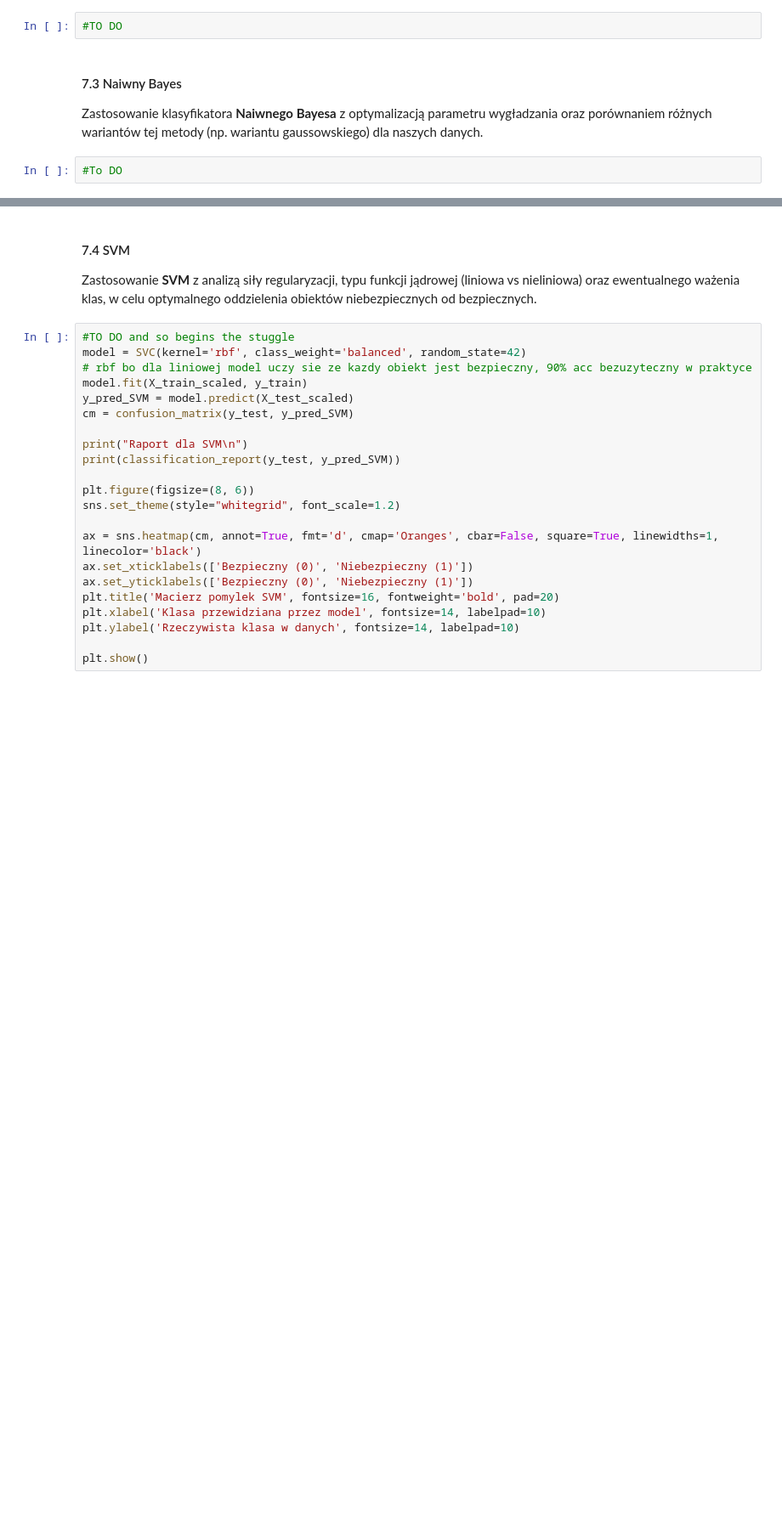
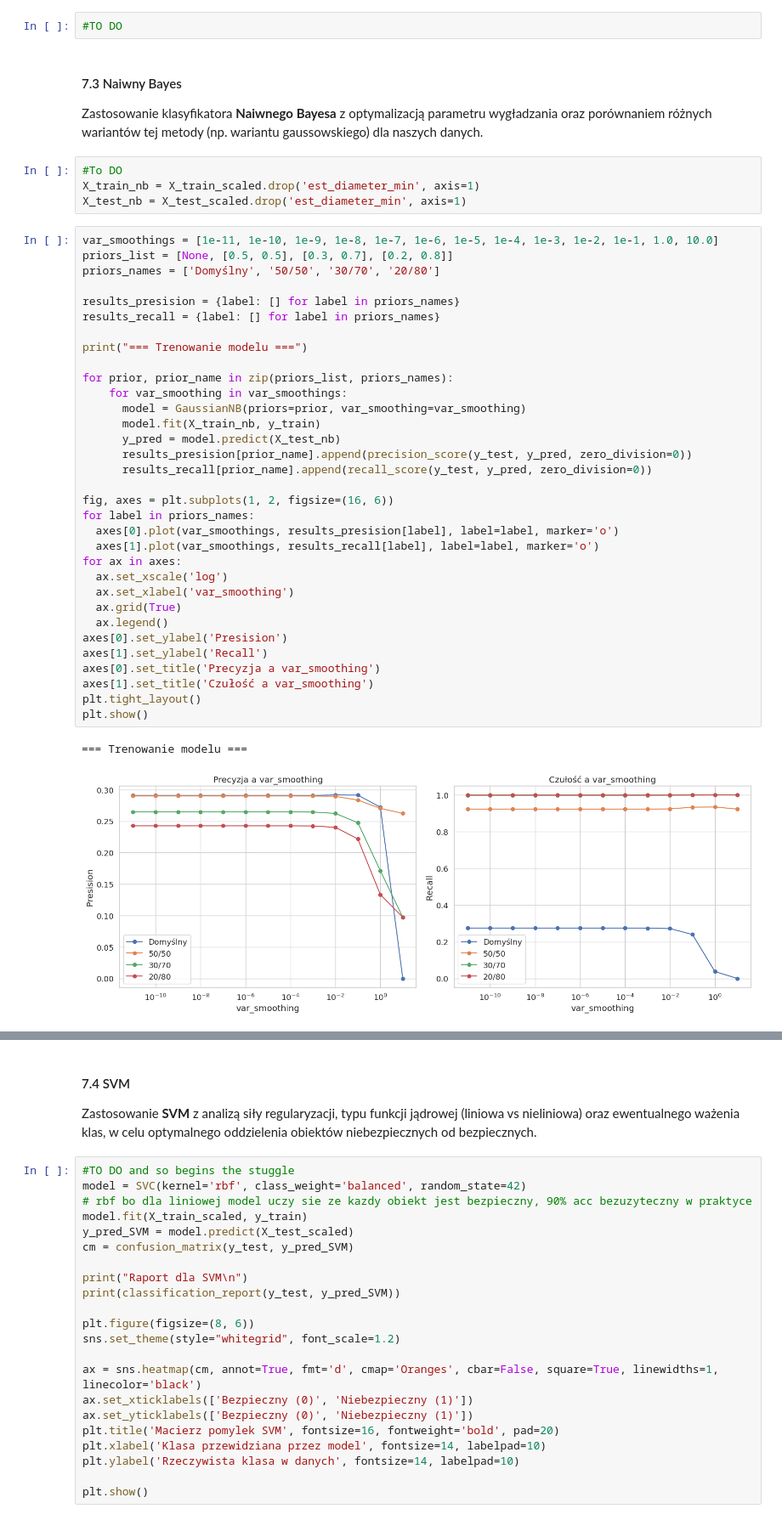
Before and after one commit to Zajecia-na-PWr-LR/lista-4-projekt-grupowy-orjaol, a Jupyter notebook: zadanie.ipynb, the cells around one changed output, grey strips where cells are left out. Shown at 85% size. Cells and saved outputs as stored; diff of their text form; blank space fills up the shorter version.

```diff
--- a/zadanie.ipynb
+++ b/zadanie.ipynb
@@ -345,3 +347,41 @@ Wykorzystanie wielowarstwowej, głębokiej sieci neuronowej w celu sprawdzenia,
 Zastosowanie klasyfikatora **Naiwnego Bayesa** z optymalizacją parametru wygładzania oraz porównaniem różnych wariantów tej metody (np. wariantu gaussowskiego) dla naszych danych.
 # %%
 #To DO
+X_train_nb = X_train_scaled.drop('est_diameter_min', axis=1)
+X_test_nb = X_test_scaled.drop('est_diameter_min', axis=1)
+# %%
+var_smoothings = [1e-11, 1e-10, 1e-9, 1e-8, 1e-7, 1e-6, 1e-5, 1e-4, 1e-3, 1e-2, 1e-1, 1.0, 10.0]
+priors_list = [None, [0.5, 0.5], [0.3, 0.7], [0.2, 0.8]]
+priors_names = ['Domyślny', '50/50', '30/70', '20/80']
+
+results_presision = {label: [] for label in priors_names}
+results_recall = {label: [] for label in priors_names}
+
+print("=== Trenowanie modelu ===")
+
+for prior, prior_name in zip(priors_list, priors_names):
+    for var_smoothing in var_smoothings:
+      model = GaussianNB(priors=prior, var_smoothing=var_smoothing)
+      model.fit(X_train_nb, y_train)
+      y_pred = model.predict(X_test_nb)
+      results_presision[prior_name].append(precision_score(y_test, y_pred, zero_division=0))
+      results_recall[prior_name].append(recall_score(y_test, y_pred, zero_division=0))
+
+fig, axes = plt.subplots(1, 2, figsize=(16, 6))
+for label in priors_names:
+  axes[0].plot(var_smoothings, results_presision[label], label=label, marker='o')
+  axes[1].plot(var_smoothings, results_recall[label], label=label, marker='o')
+for ax in axes:
+  ax.set_xscale('log')
+  ax.set_xlabel('var_smoothing')
+  ax.grid(True)
+  ax.legend()
+axes[0].set_ylabel('Presision')
+axes[1].set_ylabel('Recall')
+axes[0].set_title('Precyzja a var_smoothing')
+axes[1].set_title('Czułość a var_smoothing')
+plt.tight_layout()
+plt.show()
+# %% [output]
+=== Trenowanie modelu ===
+[figure, added]
```
Also changed, not shown: parts of 5 cells of this notebook.
